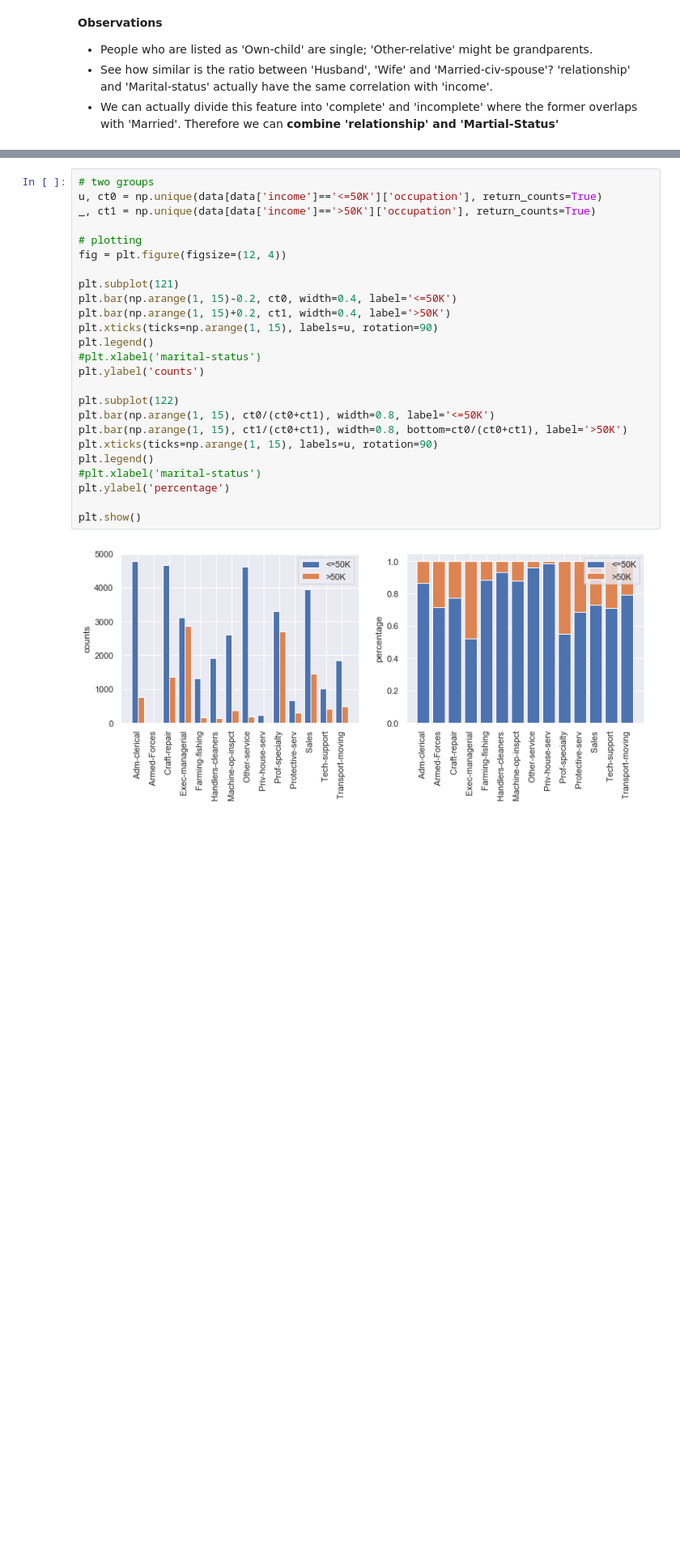
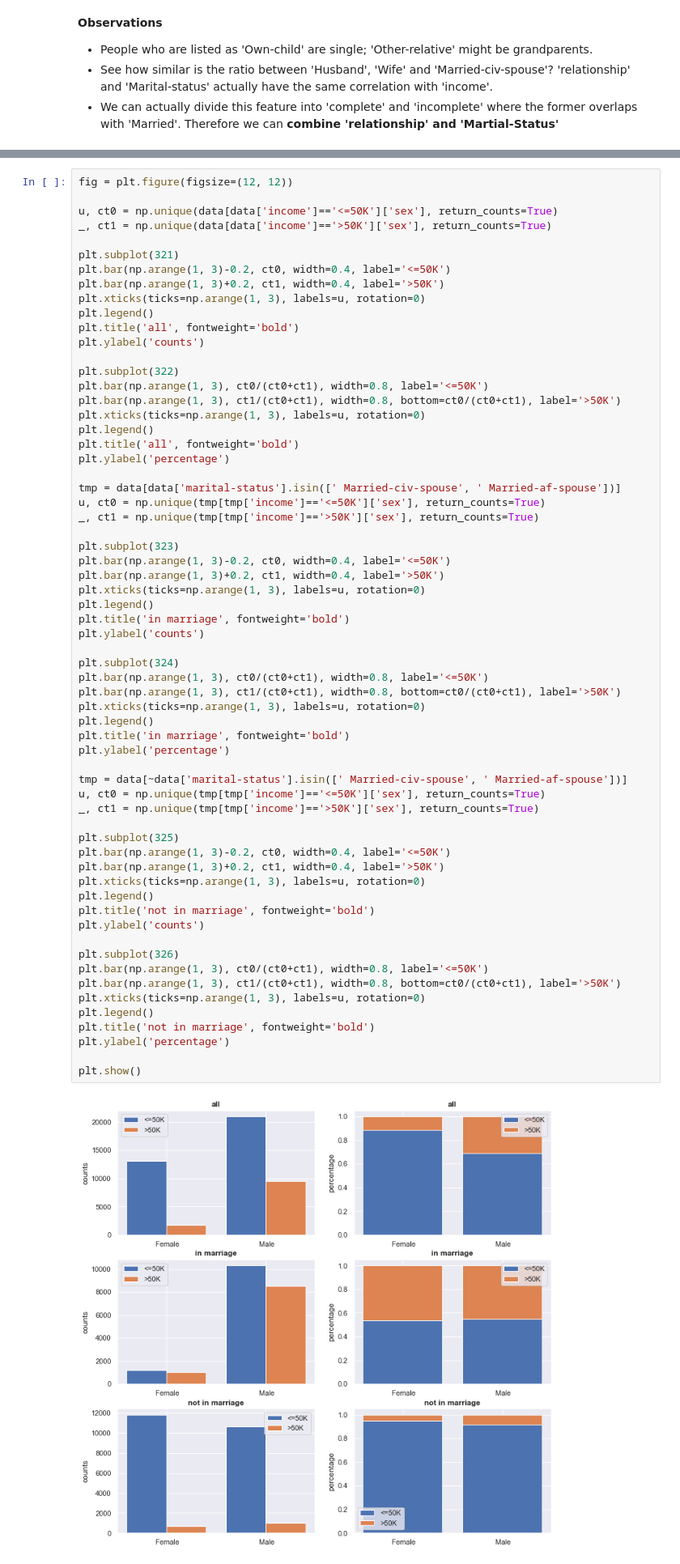
Before and after one commit to kbjiang/Fiding-Donors, a Jupyter notebook: finding_donors_EDA_bivariate.ipynb, the cells around one changed output, grey strips where cells are left out. Shown at 81% size. Cells and saved outputs as stored; diff of their text form; blank space fills up the shorter version.

```diff
--- a/finding_donors_EDA_bivariate.ipynb
+++ b/finding_donors_EDA_bivariate.ipynb
@@ -383,27 +473,65 @@ plt.show()
 # %%
-# two groups
-u, ct0 = np.unique(data[data['income']=='<=50K']['occupation'], return_counts=True)
-_, ct1 = np.unique(data[data['income']=='>50K']['occupation'], return_counts=True)
+fig = plt.figure(figsize=(12, 12))
 
-# plotting
-fig = plt.figure(figsize=(12, 4))
+u, ct0 = np.unique(data[data['income']=='<=50K']['sex'], return_counts=True)
+_, ct1 = np.unique(data[data['income']=='>50K']['sex'], return_counts=True)
 
-plt.subplot(121)
-plt.bar(np.arange(1, 15)-0.2, ct0, width=0.4, label='<=50K')
-plt.bar(np.arange(1, 15)+0.2, ct1, width=0.4, label='>50K')
-plt.xticks(ticks=np.arange(1, 15), labels=u, rotation=90)
+plt.subplot(321)
+plt.bar(np.arange(1, 3)-0.2, ct0, width=0.4, label='<=50K')
+plt.bar(np.arange(1, 3)+0.2, ct1, width=0.4, label='>50K')
+plt.xticks(ticks=np.arange(1, 3), labels=u, rotation=0)
 plt.legend()
-#plt.xlabel('marital-status')
+plt.title('all', fontweight='bold')
 plt.ylabel('counts')
 
-plt.subplot(122)
-plt.bar(np.arange(1, 15), ct0/(ct0+ct1), width=0.8, label='<=50K')
-plt.bar(np.arange(1, 15), ct1/(ct0+ct1), width=0.8, bottom=ct0/(ct0+ct1), label='>50K')
-plt.xticks(ticks=np.arange(1, 15), labels=u, rotation=90)
+plt.subplot(322)
+plt.bar(np.arange(1, 3), ct0/(ct0+ct1), width=0.8, label='<=50K')
+plt.bar(np.arange(1, 3), ct1/(ct0+ct1), width=0.8, bottom=ct0/(ct0+ct1), label='>50K')
+plt.xticks(ticks=np.arange(1, 3), labels=u, rotation=0)
 plt.legend()
-#plt.xlabel('marital-status')
+plt.title('all', fontweight='bold')
+plt.ylabel('percentage')
+
+tmp = data[data['marital-status'].isin([' Married-civ-spouse', ' Married-af-spouse'])]
+u, ct0 = np.unique(tmp[tmp['income']=='<=50K']['sex'], return_counts=True)
+_, ct1 = np.unique(tmp[tmp['income']=='>50K']['sex'], return_counts=True)
+
+plt.subplot(323)
+plt.bar(np.arange(1, 3)-0.2, ct0, width=0.4, label='<=50K')
+plt.bar(np.arange(1, 3)+0.2, ct1, width=0.4, label='>50K')
+plt.xticks(ticks=np.arange(1, 3), labels=u, rotation=0)
+plt.legend()
+plt.title('in marriage', fontweight='bold')
+plt.ylabel('counts')
+
+plt.subplot(324)
+plt.bar(np.arange(1, 3), ct0/(ct0+ct1), width=0.8, label='<=50K')
+plt.bar(np.arange(1, 3), ct1/(ct0+ct1), width=0.8, bottom=ct0/(ct0+ct1), label='>50K')
+plt.xticks(ticks=np.arange(1, 3), labels=u, rotation=0)
+plt.legend()
+plt.title('in marriage', fontweight='bold')
+plt.ylabel('percentage')
+
+tmp = data[~data['marital-status'].isin([' Married-civ-spouse', ' Married-af-spouse'])]
+u, ct0 = np.unique(tmp[tmp['income']=='<=50K']['sex'], return_counts=True)
+_, ct1 = np.unique(tmp[tmp['income']=='>50K']['sex'], return_counts=True)
+
+plt.subplot(325)
+plt.bar(np.arange(1, 3)-0.2, ct0, width=0.4, label='<=50K')
+plt.bar(np.arange(1, 3)+0.2, ct1, width=0.4, label='>50K')
+plt.xticks(ticks=np.arange(1, 3), labels=u, rotation=0)
+plt.legend()
+plt.title('not in marriage', fontweight='bold')
+plt.ylabel('counts')
+
+plt.subplot(326)
+plt.bar(np.arange(1, 3), ct0/(ct0+ct1), width=0.8, label='<=50K')
+plt.bar(np.arange(1, 3), ct1/(ct0+ct1), width=0.8, bottom=ct0/(ct0+ct1), label='>50K')
+plt.xticks(ticks=np.arange(1, 3), labels=u, rotation=0)
+plt.legend()
+plt.title('not in marriage', fontweight='bold')
 plt.ylabel('percentage')
 
 plt.show()
 # %% [output]
-[figure, old version]
+[figure, new version]
```
Also changed, not shown: parts of 22 cells of this notebook.
